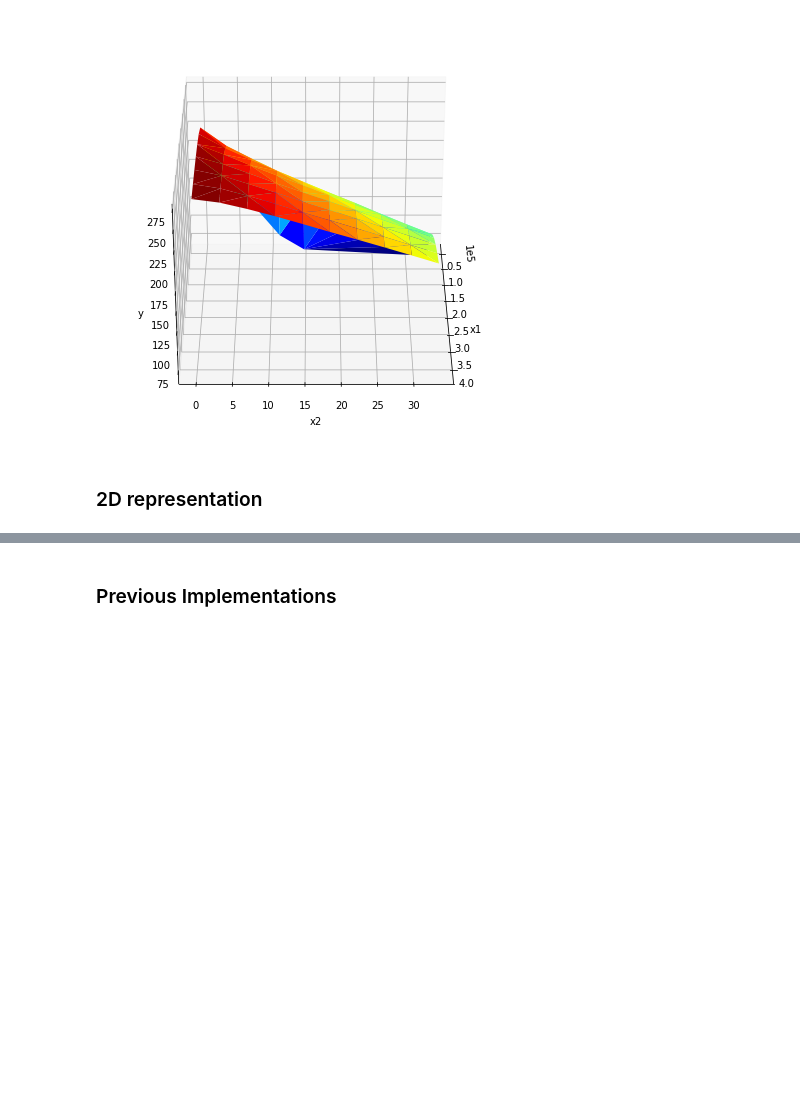
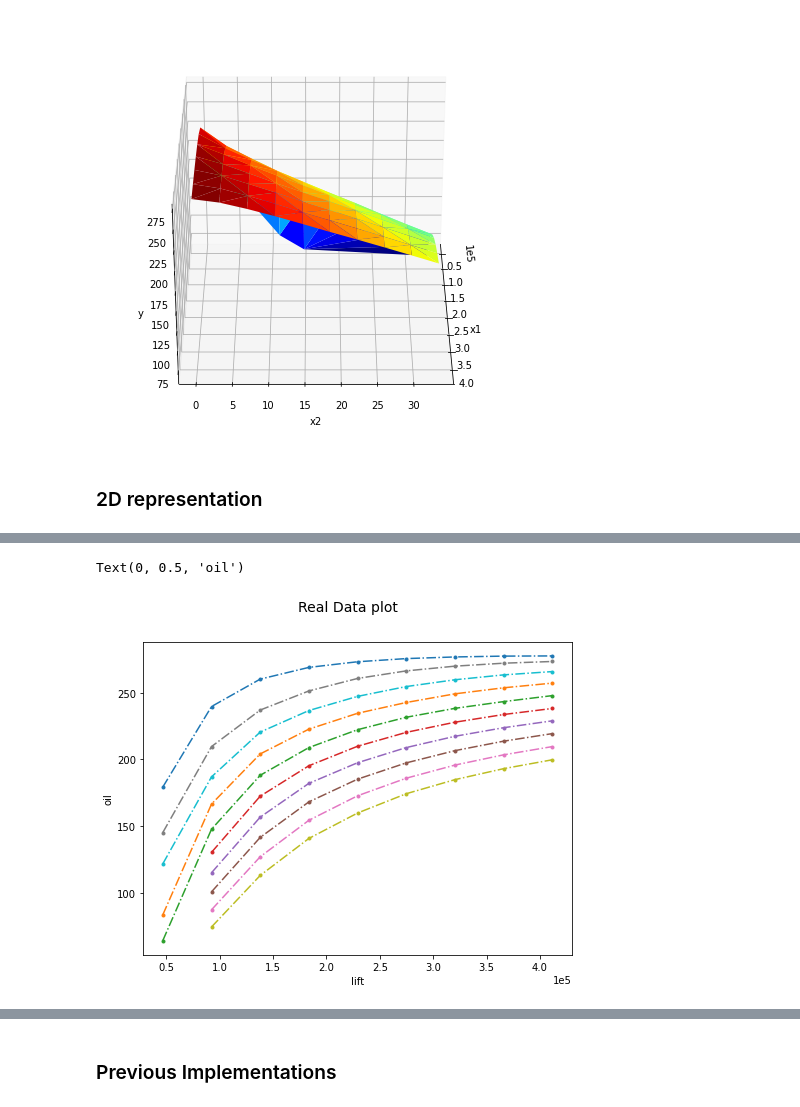
Before and after one commit to Torben11/Neural-Networks-ReLU-as-Aproximation-Functions-in-MILP, a Jupyter notebook: Bound_Tightening/Bound.ipynb, the cells around one changed output, grey strips where cells are left out. Saved outputs shown, nothing was run; the diff lists cells and outputs as text; code cells hidden in the pictures; blank space fills up the shorter version.

```diff
--- a/Bound_Tightening/Bound.ipynb
+++ b/Bound_Tightening/Bound.ipynb
@@ -1744,3 +1222,19 @@ plt.ticklabel_format(axis="x", style="sci", scilimits=(0,0))
+# %%
+fig = plt.gcf()
+fig.suptitle("Real Data plot ", fontsize=14)
+plt.rcParams['figure.figsize'] = [1.5*6.4, 1.5*4.8]
+for whp in oil_unique.index.get_level_values(0).unique():
+    df = oil_unique.loc[whp].copy()
+    df.index = df.index.map(float)
+    df.sort_index(inplace=True)
+    plt.plot(df.index, df['oil'],'.-.')
+
+plt.ticklabel_format(axis="x", style="sci", scilimits=(0,0))
+fig.axes[0].set_xlabel('lift')
+fig.axes[0].set_ylabel('oil')
+# %% [output]
+Text(0, 0.5, 'oil')
+[figure, added]
 # %%
 t_x_norm = np.array(x_norm).copy()
 t_x_norm[0:,0] = np.linspace(min(t_x_norm[0:,0]), max(t_x_norm[0:,0]), 85) # min -- > max
```
Also changed, not shown: parts of 42 cells of this notebook.
